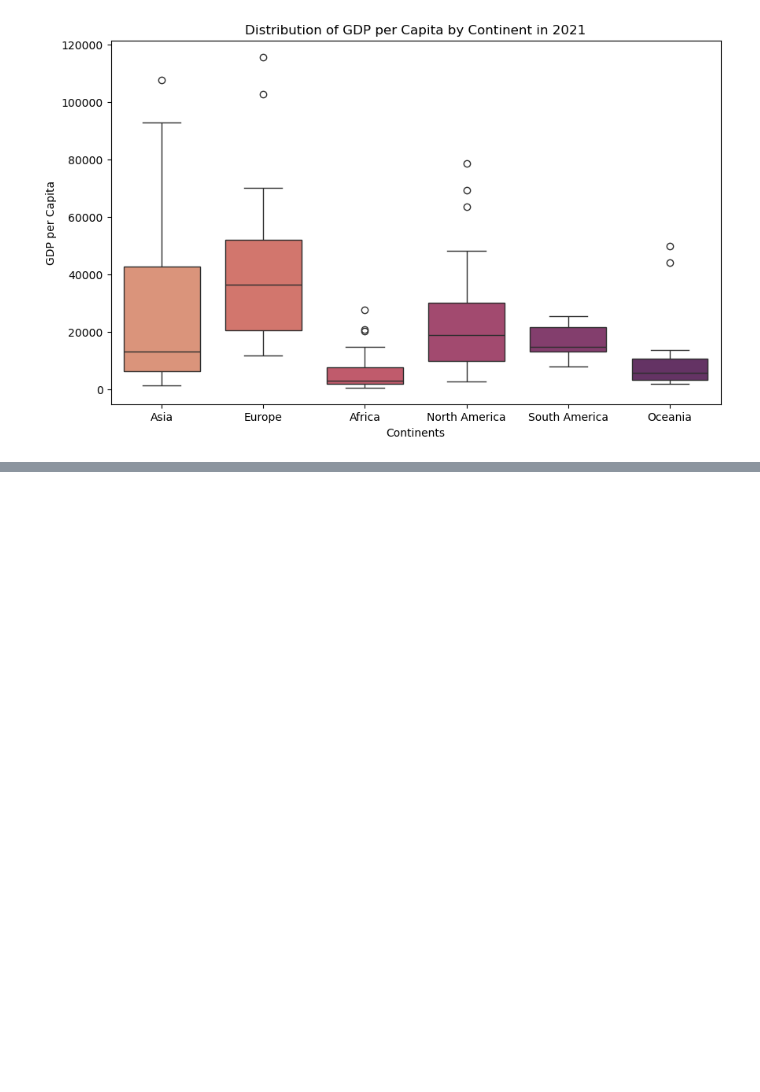
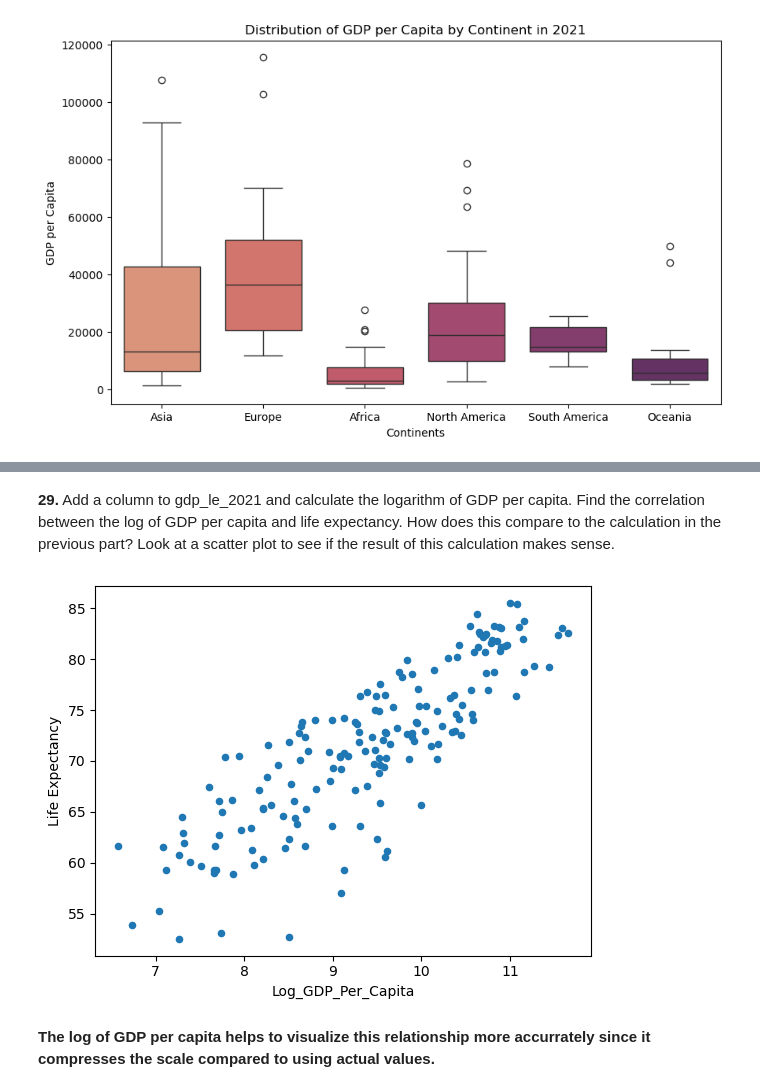
Before and after one commit to nss-data-science-cohort-8/un-exploration-graciepiantek, a Jupyter notebook: notebooks/UN_Data_Exploration.ipynb, the cells around one changed output, grey strips where cells are left out. Drawn from its saved outputs; the diff is of its cells as text; code cells hidden in the pictures; blank space fills up the shorter version.

```diff
--- a/notebooks/UN_Data_Exploration.ipynb
+++ b/notebooks/UN_Data_Exploration.ipynb
@@ -322,0 +357,10 @@ If time allows, check out the plotly library to add additional interativity to y
+# %% [markdown]
+**29.** Add a column to gdp_le_2021 and calculate the logarithm of GDP per capita. Find the correlation between the log of GDP per capita and life expectancy. How does this compare to the calculation in the previous part? Look at a scatter plot to see if the result of this calculation makes sense.
+# %%
+gdp_le_2021['Log_GDP_Per_Capita'] = np.log(gdp_le_2021['GDP_Per_Capita'])
+# %%
+gdp_le_2021.plot(kind='scatter', x='Log_GDP_Per_Capita', y='Life Expectancy');
+# %% [output]
+[figure, added]
+# %% [markdown]
+**The log of GDP per capita helps to visualize this relationship more accurrately since it compresses the scale compared to using actual values.**
```
Also changed, not shown: parts of 57 cells of this notebook.
